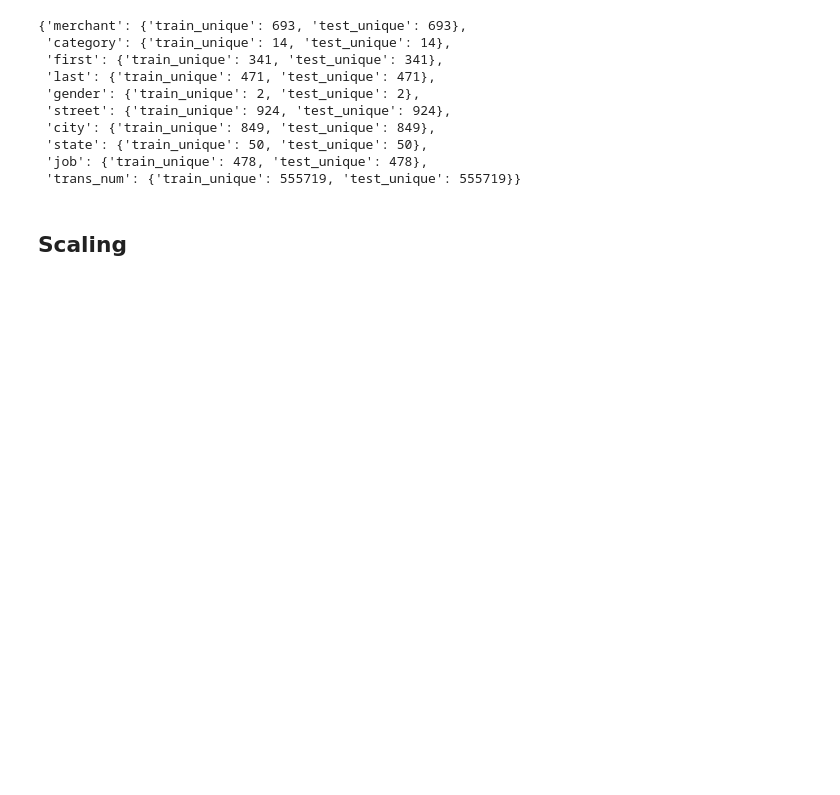
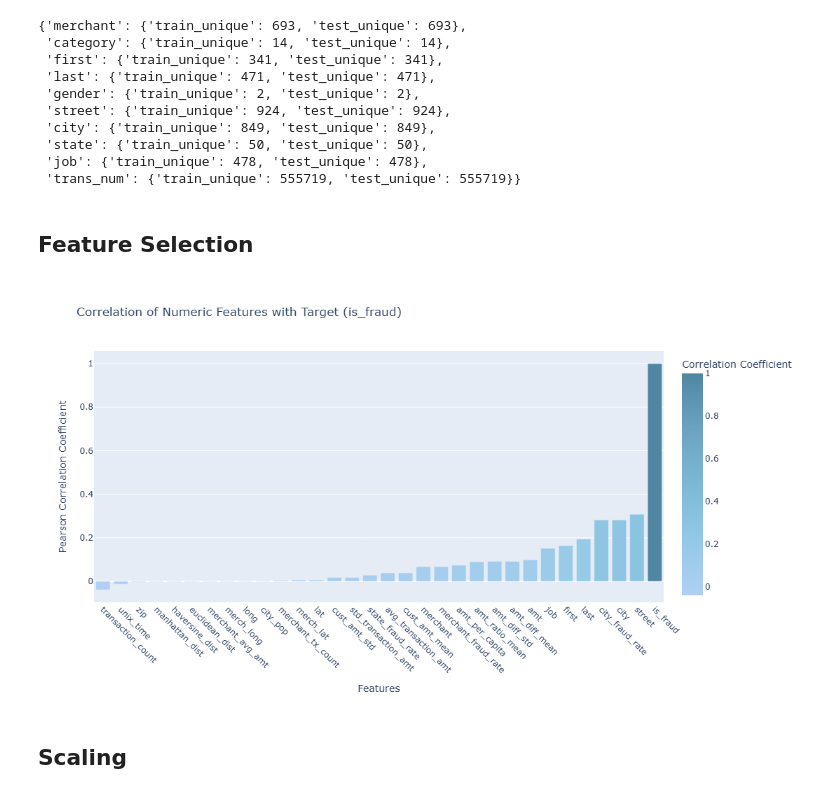
Before and after one commit to NadaManai/Credit-Card-Fraud-Detection, a Jupyter notebook: Data Cleaning.ipynb, the cells around one changed output. Cells and saved outputs as stored; diff of their text form; code cells hidden in the pictures; blank space fills up the shorter version.

```diff
--- a/Data Cleaning.ipynb
+++ b/Data Cleaning.ipynb
@@ -540,6 +540,43 @@ for col in target_cols:
 # %%
 train_df = pd.concat([train_df.reset_index(drop=True), train_onehot], axis=1)
 test_df = pd.concat([test_df.reset_index(drop=True), test_onehot], axis=1)
+# %% [markdown]
+## Feature Selection
+# %%
+numeric_features = train_df.select_dtypes(include=['int64', 'float64']).columns.tolist()
+numeric_features = [col for col in numeric_features if col != 'cc_num']
+
+# Compute correlation with target
+target_col = 'is_fraud'
+features_for_corr = numeric_features.copy()
+if target_col not in features_for_corr:
+    features_for_corr.append(target_col)
+
+correlation_with_target = train_df[features_for_corr].corr()[target_col].sort_values()
+
+# Interactive bar chart
+pastel_blue_colors = ['#b0d0f3', '#93c9e6', '#7cb9d4', '#6ca3c1', '#4f87a3']
+
+fig = px.bar(
+    x=correlation_with_target.index,
+    y=correlation_with_target.values,
+    labels={"x": "Features", "y": "Pearson Correlation Coefficient"},
+    title=f"Correlation of Numeric Features with Target ({target_col})",
+    color=correlation_with_target.values,
+    color_continuous_scale=pastel_blue_colors
+)
+
+fig.update_layout(
+    xaxis=dict(title="Features", tickangle=45),
+    yaxis=dict(title="Pearson Correlation Coefficient"),
+    coloraxis_colorbar=dict(title="Correlation Coefficient"),
+    height=600,
+    width=1000
+)
+
+fig.show()
+# %% [output]
+[figure, added]
 # %% [markdown]
 ## Scaling
 # %%
```
